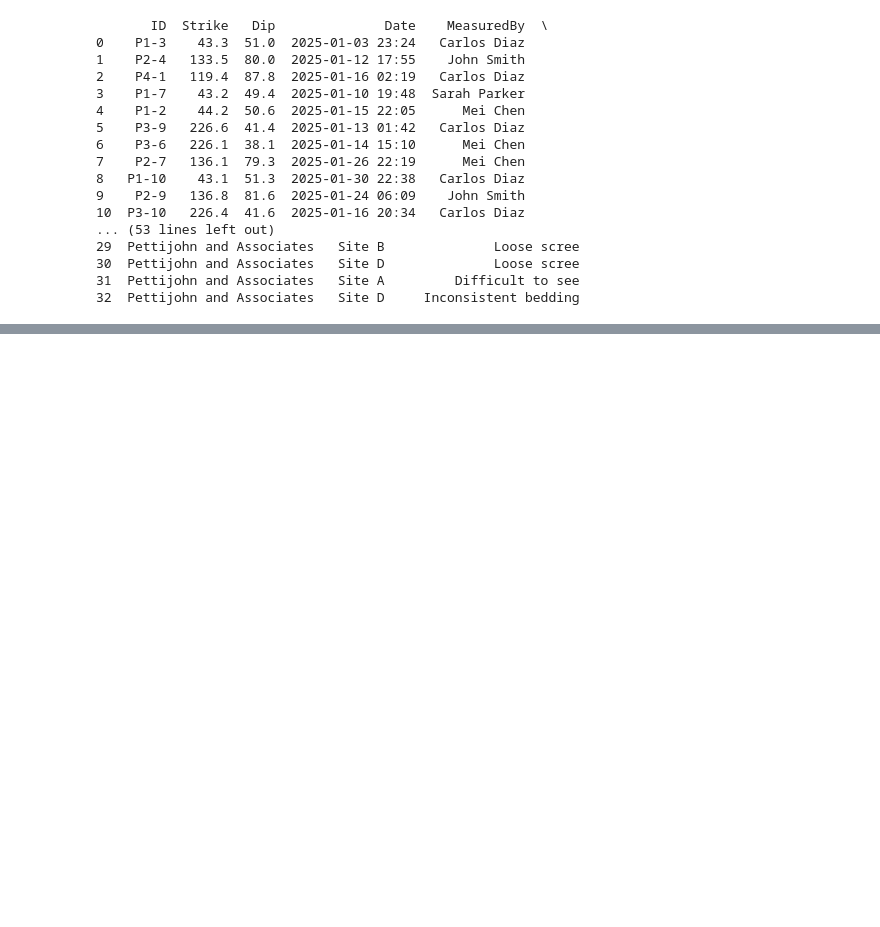
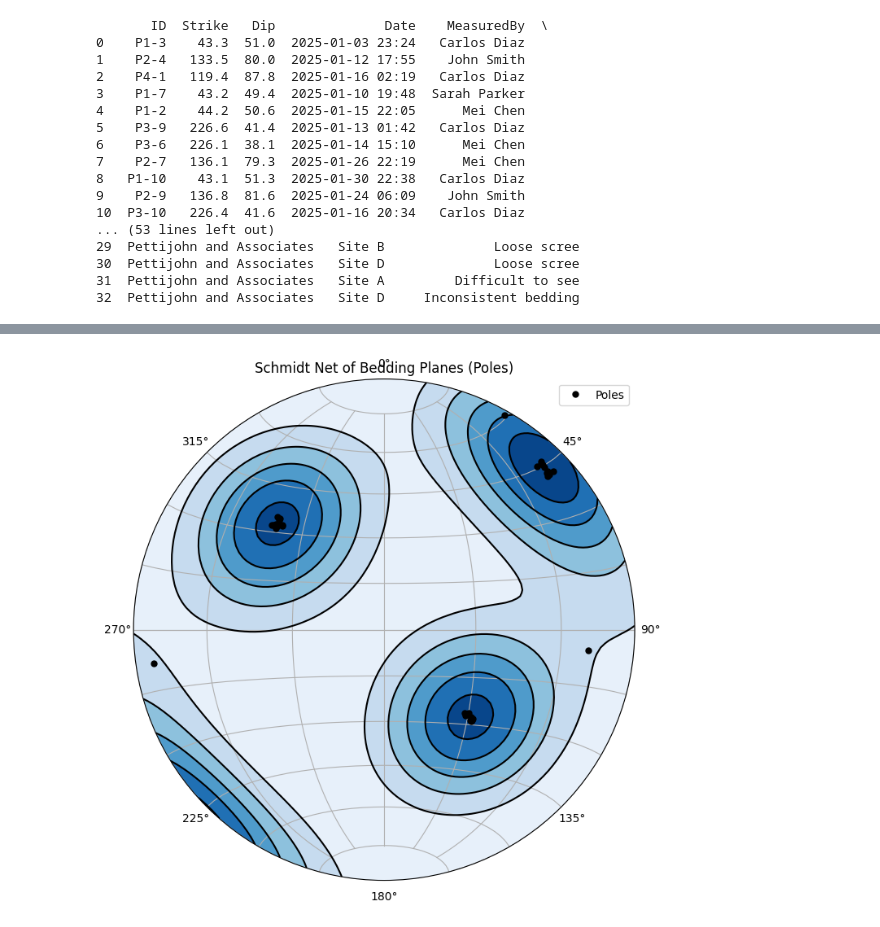
Before and after one commit to iGeology-Illinois/geol581-getting-started-with-python-seanb7, a Jupyter notebook: Python_Base_Stereonet.ipynb, the cells around one changed output, grey strips where cells are left out. Drawn from its saved outputs; the diff is of its cells as text; code cells hidden in the pictures; blank space fills up the shorter version.

```diff
--- a/Python_Base_Stereonet.ipynb
+++ b/Python_Base_Stereonet.ipynb
@@ -66,0 +88,27 @@ print(df)  # Display the data
+# %%
+# Extract strike and dip values
+strike = df["Strike"].values
+dip = df["Dip"].values
+
+# Import the mplstereonet module
+import mplstereonet
+# Import or re-import matplotlib.pyplot to make 'plt' available
+import matplotlib.pyplot as plt
+
+# Create a Schmidt net plot
+fig, ax = mplstereonet.subplots(figsize=(8, 8), projection= 'equal_area')
+
+# Convert strike and dip into poles and plot them
+ax.pole(strike, dip, 'ko', markersize=5, label="Poles")
+
+# Add density contours to observe clustering
+ax.density_contourf(strike, dip, measurement='poles', cmap='Blues')
+ax.density_contour(strike, dip, measurement='poles', colors='black')
+
+# Labels and display
+ax.grid()
+ax.legend()
+plt.title("Schmidt Net of Bedding Planes (Poles)") # Now plt is defined
+plt.show()
+# %% [output]
+[figure, added]
```
Also changed, not shown: parts of 5 cells of this notebook.
